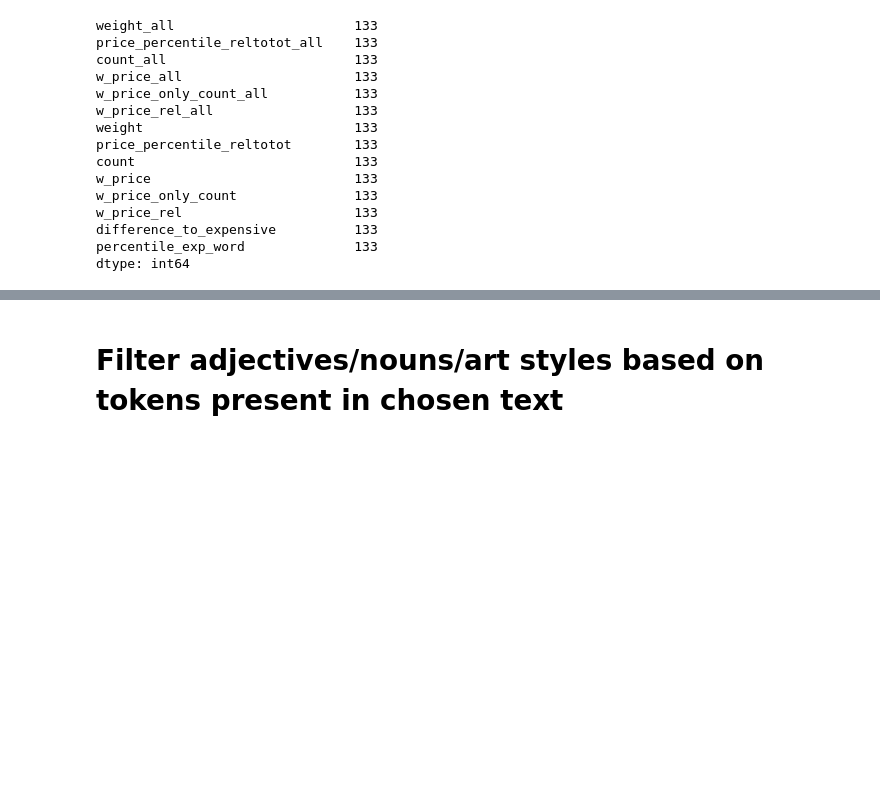
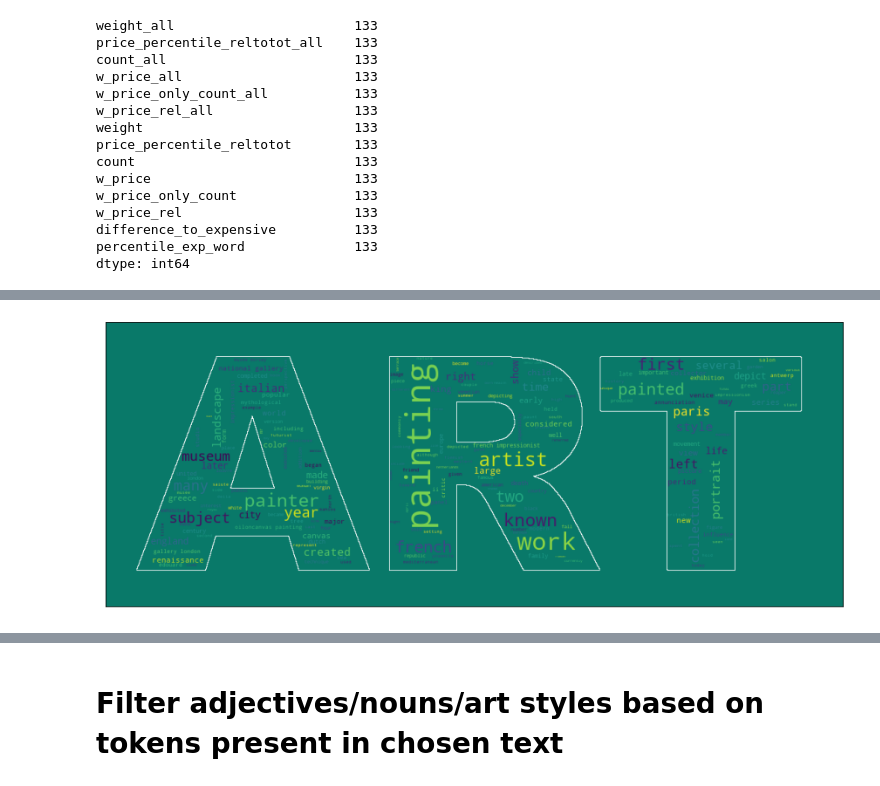
Before and after one commit to hdavidoff/datathon23, a Jupyter notebook: Summary_exploration_and_cleaning.ipynb, the cells around one changed output, grey strips where cells are left out. Cells and saved outputs as stored; diff of their text form; code cells hidden in the pictures; blank space fills up the shorter version.

```diff
--- a/Summary_exploration_and_cleaning.ipynb
+++ b/Summary_exploration_and_cleaning.ipynb
@@ -853,0 +856,10 @@ plt.imshow(art_sum);
+# %%
+mask = np.array(Image.open("../content/ART_word.png"))
+plt.figure(figsize = (20, 6))
+#art_sum = WordCloud(mask=mask,background_color='white',contour_color='#023075',contour_width=1).generate(for_summ_40_exp['summary'].str.cat(sep=" "))
+art_sum = WordCloud(mask=mask,background_color='#097969',contour_color='white',contour_width=0.5).generate(for_summ_40_exp['summary'].str.cat(sep=" "))
+plt.xticks([])
+plt.yticks([])
+plt.imshow(art_sum);
+# %% [output]
+[figure, added]
```
Also changed, not shown: parts of 17 cells of this notebook.
